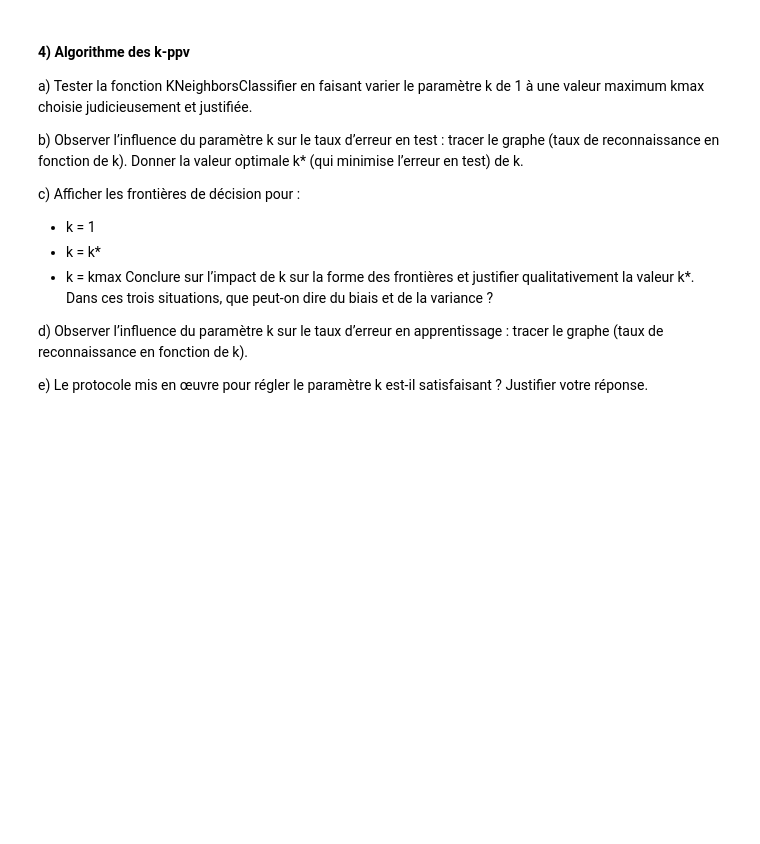
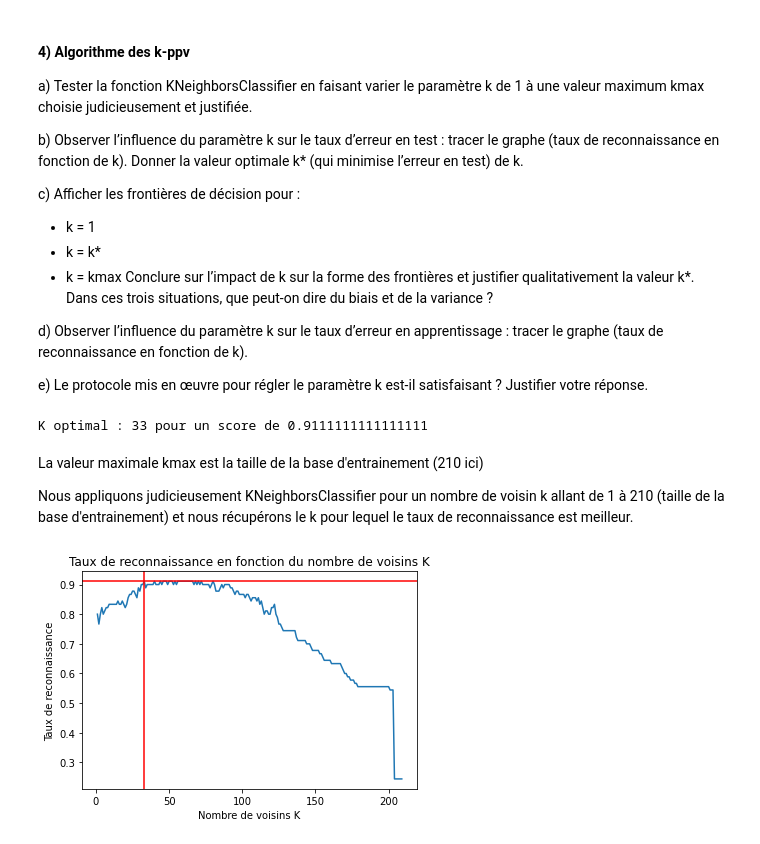
Before and after one commit to Yulypso/Neural-Network, a Jupyter notebook: TP1/knn.ipynb, the cells around one changed output. Drawn from its saved outputs; the diff is of its cells as text; code cells hidden in the pictures; blank space fills up the shorter version.

```diff
--- a/TP1/knn.ipynb
+++ b/TP1/knn.ipynb
@@ -181,3 +181,35 @@ Dans ces trois situations, que peut-on dire du biais et de la variance ?
 d)	Observer l’influence du paramètre k sur le taux d’erreur en apprentissage : tracer le graphe (taux de reconnaissance en fonction de k).
 
 e)	Le protocole mis en œuvre pour régler le paramètre k est-il satisfaisant ? Justifier votre réponse.
+# %%
+X_train, X_test, y_train, y_test = train_test_split(df.iloc[:,:2].values, df.iloc[:,2].values, train_size=0.7, test_size=0.3, random_state=42)
+PandaScoreArray = []
+PandOpti = 1
+PandaScore = 0
+
+for k in range(1, len(X_train)):
+    mega_KNN = KNeighborsClassifier(n_neighbors=k, algorithm='brute')
+    mega_KNN.fit(X_train, y_train)
+    PandaScoreArray.append(mega_KNN.score(X_test, y_test))
+    if mega_KNN.score(X_test, y_test) > PandaScore:
+        PandaScore = mega_KNN.score(X_test, y_test)
+        PandOpti = k
+print("K optimal : {} pour un score de {}".format(PandOpti, PandaScore))
+# %% [output]
+K optimal : 33 pour un score de 0.9111111111111111
+# %% [markdown]
+La valeur maximale kmax est la taille de la base d'entrainement (210 ici)
+
+Nous appliquons judicieusement KNeighborsClassifier pour un nombre de voisin k allant de 1 à 210 (taille de la base d'entrainement) et nous récupérons le k pour lequel le taux de reconnaissance est meilleur.
+# %%
+pandaKArray = range(1, len(X_train))
+
+plt.title('Taux de reconnaissance en fonction du nombre de voisins K')
+plt.xlabel('Nombre de voisins K')
+plt.ylabel('Taux de reconnaissance')
+plt.plot(pandaKArray, PandaScoreArray)
+plt.axhline(PandaScore, color='r')
+plt.axvline(PandOpti, color=)
+plt.show()
+# %% [output]
+[figure, added]
```
Also changed, not shown: parts of 7 cells of this notebook.
